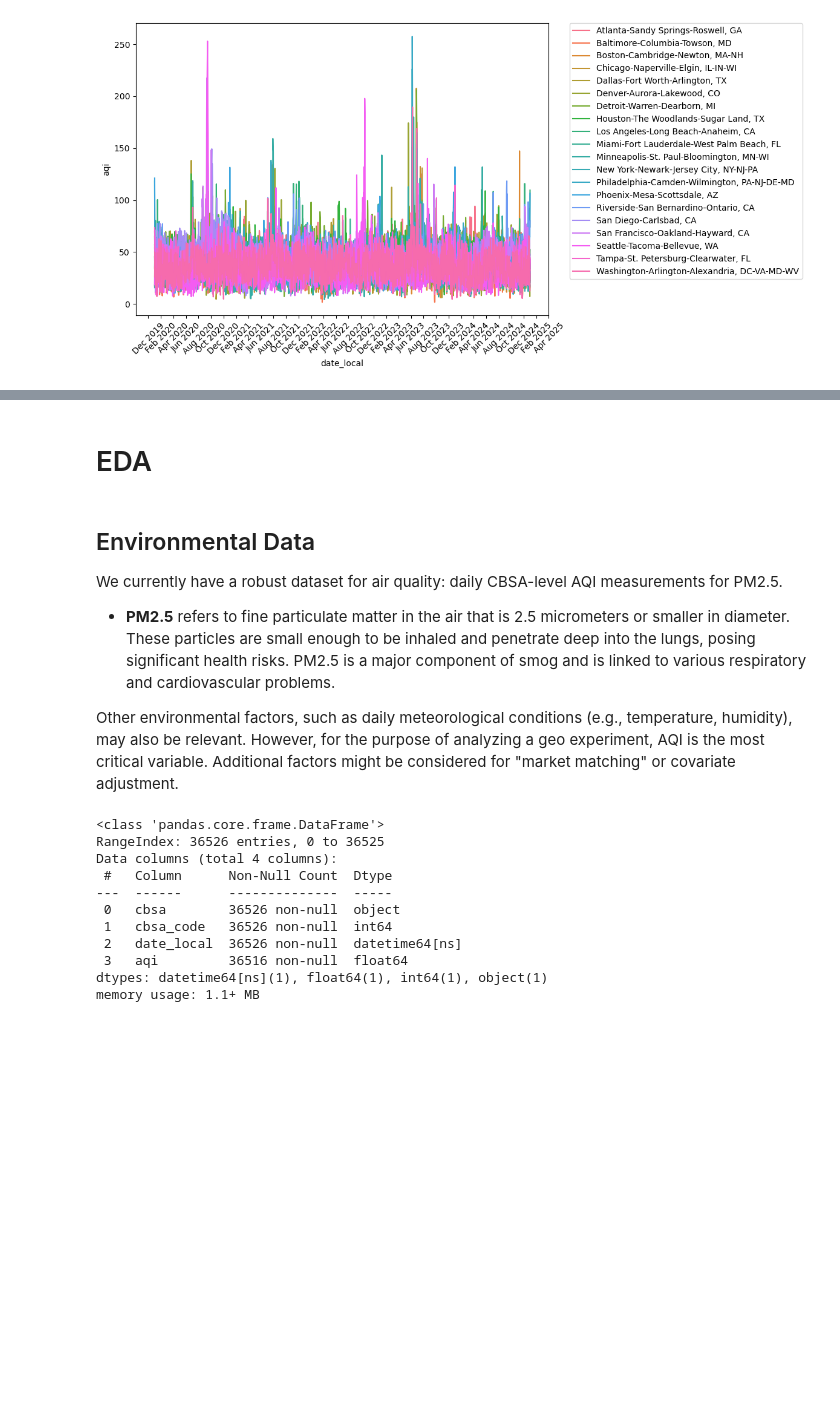
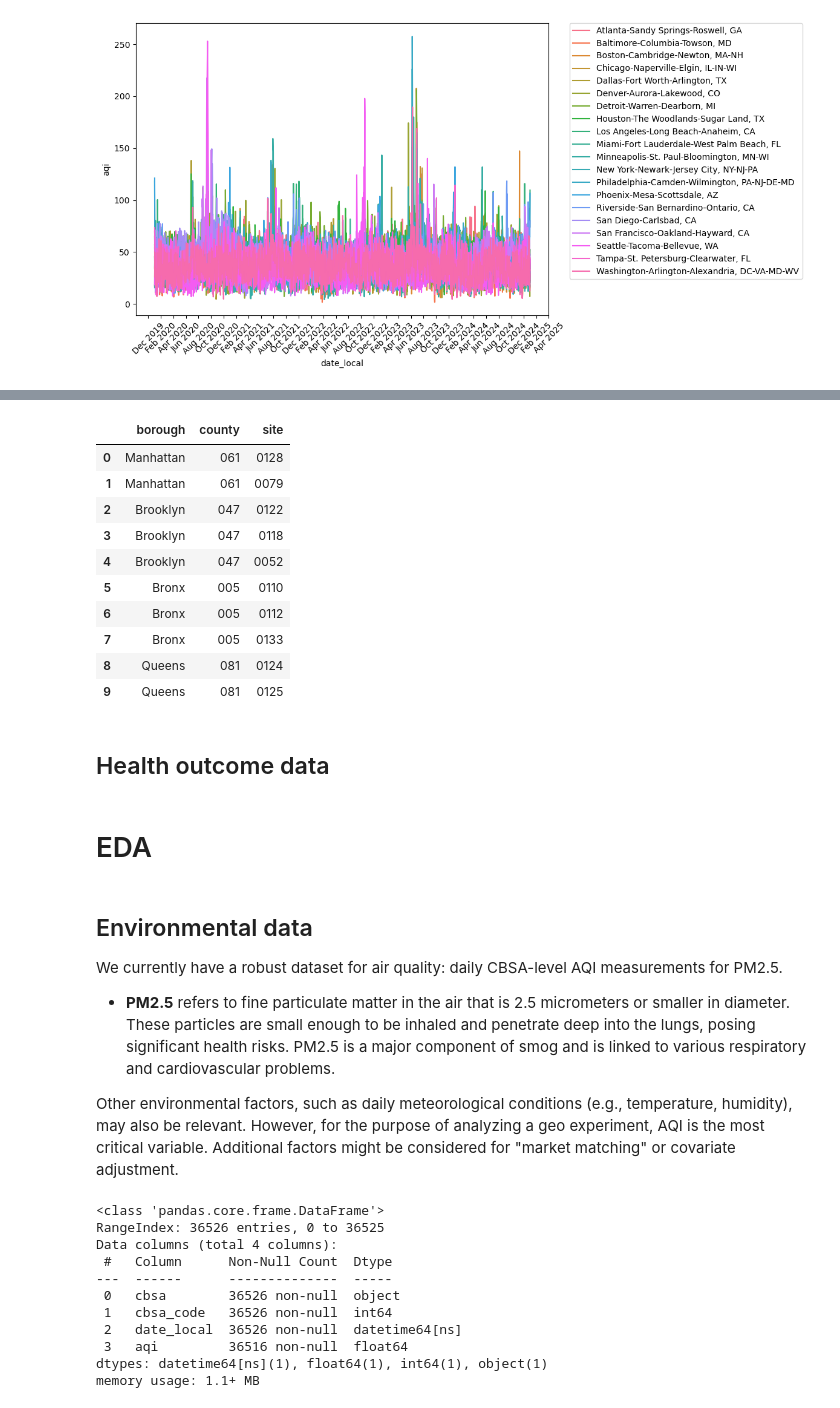
Before and after one commit to iherman10/aqi_geo_experiments, a Jupyter notebook: analysis.ipynb, the cells around one changed output, grey strips where cells are left out. Saved outputs shown, nothing was run; the diff lists cells and outputs as text; code cells hidden in the pictures; blank space fills up the shorter version.

```diff
--- a/analysis.ipynb
+++ b/analysis.ipynb
@@ -430,0 +473,44 @@ plt.show()
+# %%
+# Site numbers from interactive map
+map_info = {
+    'Manhattan': {
+        'county': '061',
+        'sites': ['0128', '0079']
+    },
+    'Brooklyn': {
+        'county': '047',
+        'sites': ['0122', '0118', '0052']
+    },
+    'Bronx': {
+        'county': '005',
+        'sites': ['0110', '0112', '0133']
+    },
+    'Queens': {
+        'county': '081',
+        'sites': ['0124', '0125']
+    }
+}
+
+rows = []
+for borough, info in map_info.items():
+    for site in info['sites']:
+        rows.append({
+            'borough': borough,
+            'county': info['county'],
+            'site': site
+        })
+
+map_info = pd.DataFrame(rows)
+map_info
+# %% [output]
+|  | borough | county | site |
+| 0 | Manhattan | 061 | 0128 |
+| 1 | Manhattan | 061 | 0079 |
+| 2 | Brooklyn | 047 | 0122 |
+| 3 | Brooklyn | 047 | 0118 |
+| 4 | Brooklyn | 047 | 0052 |
+| 5 | Bronx | 005 | 0110 |
+| 6 | Bronx | 005 | 0112 |
+| 7 | Bronx | 005 | 0133 |
+| 8 | Queens | 081 | 0124 |
+| 9 | Queens | 081 | 0125 |
@@ -431,7 +532,9 @@ plt.show()
+# %% [markdown]
+## Health outcome data
 # %% [markdown]
 # EDA
 # %% [markdown]
-## Environmental Data
+## Environmental data
 
 We currently have a robust dataset for air quality: daily CBSA-level AQI measurements for PM2.5.
 
```
Also changed, not shown: parts of 6 cells of this notebook.
